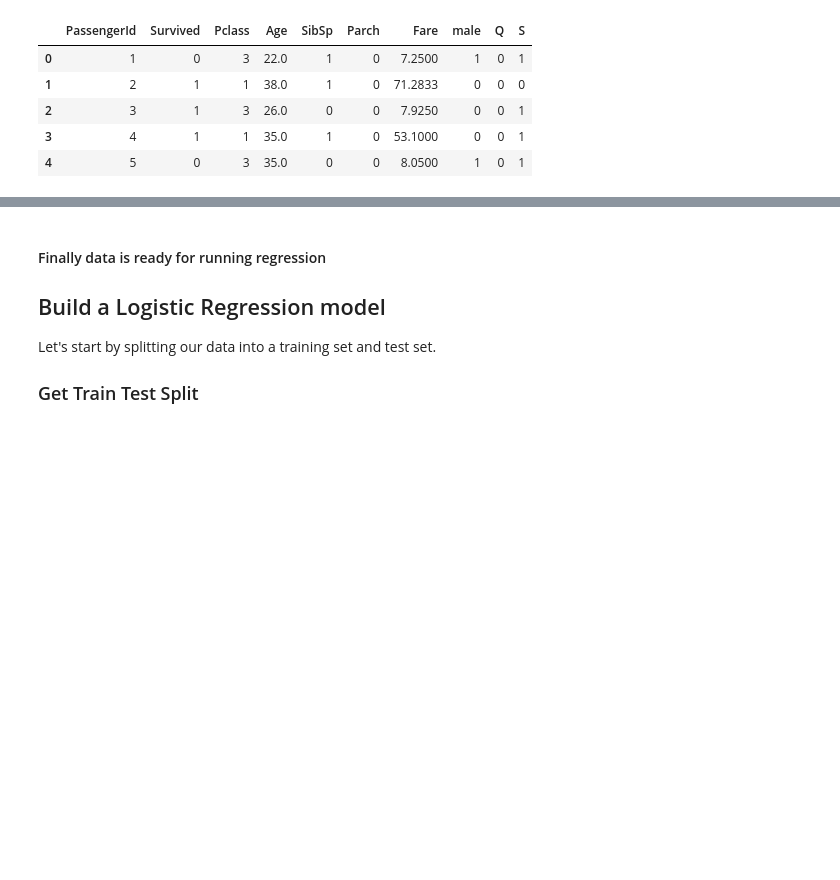
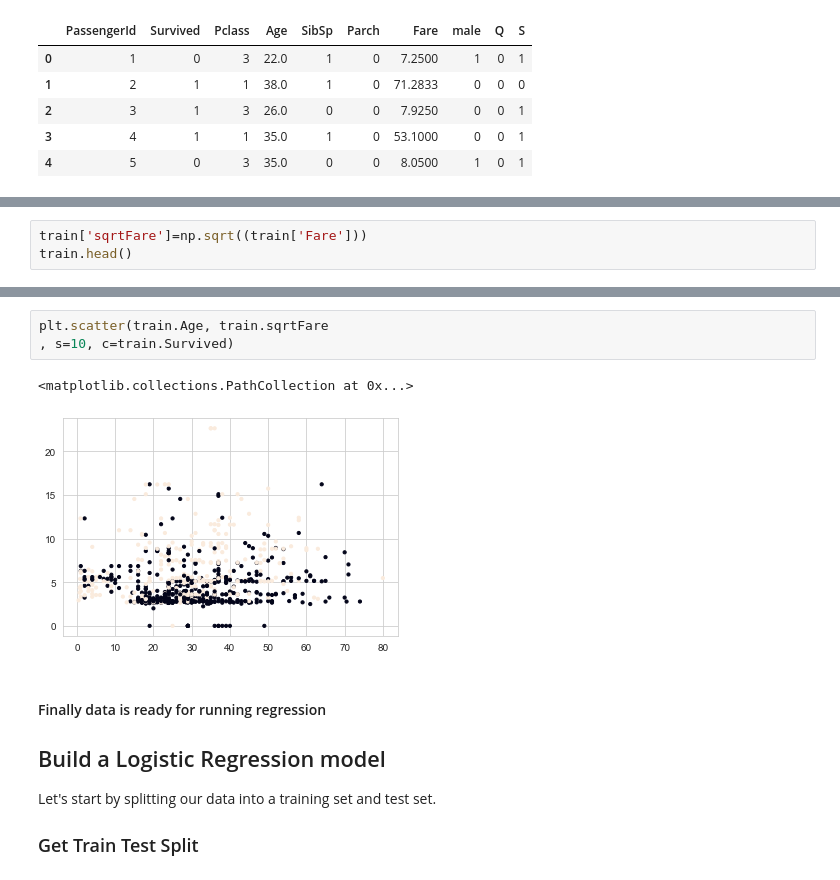
Before and after one commit to kdurbha/BasicExamples, a Jupyter notebook: Titanic Visualisation Data Cleansing and Logistic Regression.ipynb, the cells around one changed output, grey strips where cells are left out. Cells and saved outputs as stored; diff of their text form; blank space fills up the shorter version.

```diff
--- a/Titanic Visualisation Data Cleansing and Logistic Regression.ipynb
+++ b/Titanic Visualisation Data Cleansing and Logistic Regression.ipynb
@@ -178,0 +227,3 @@ train.head()
+# %%
+train['sqrtFare']=np.sqrt((train['Fare']))
+train.head()
@@ -179,3 +237,9 @@ train.head()
+# %%
+plt.scatter(train.Age, train.sqrtFare
+, s=10, c=train.Survived)
+# %% [output]
+<matplotlib.collections.PathCollection at 0x...>
+[figure, added]
 # %% [markdown]
 #### Finally data is ready for running regression
 
```
Also changed, not shown: parts of 8 cells of this notebook, 24 other files.
